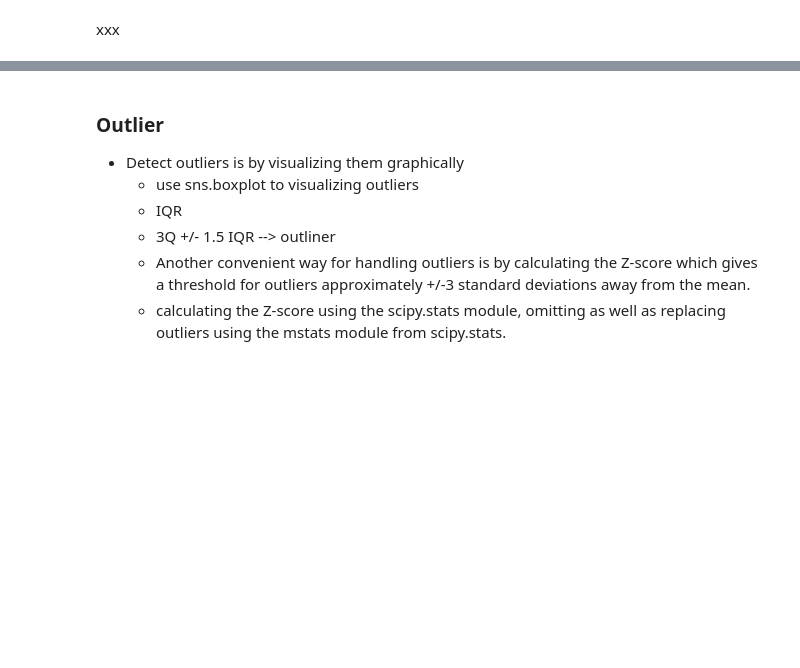
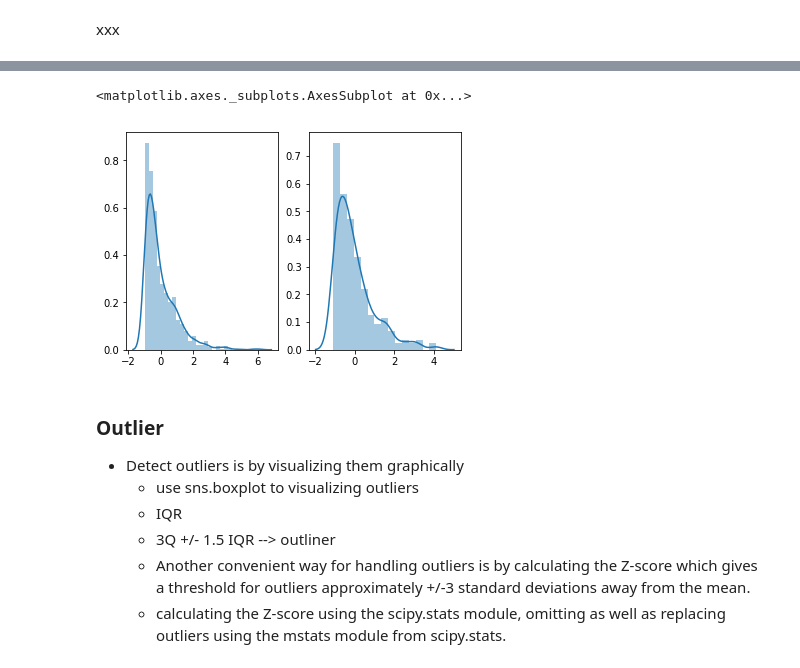
Before and after one commit to cyuancheng/Machine_Learning_Practice, a Jupyter notebook: ML_interview.ipynb, the cells around one changed output, grey strips where cells are left out. Saved outputs shown, nothing was run; the diff lists cells and outputs as text; code cells hidden in the pictures; blank space fills up the shorter version.

```diff
--- a/ML_interview.ipynb
+++ b/ML_interview.ipynb
@@ -120,3 +122,16 @@ sns.distplot(test_data, ax=ax[1])
+# %%
+# after standardization
+from sklearn.preprocessing import StandardScaler
+scaler = StandardScaler()
+x_train_sc = scaler.fit_transform(train.reshape(-1, 1))
+x_test_sc = scaler.fit_transform(test.reshape(-1, 1))
+
+fig, ax=plt.subplots(1,2)
+sns.distplot(x_train_sc, ax=ax[0])
+sns.distplot(x_test_sc, ax=ax[1])
+# %% [output]
+<matplotlib.axes._subplots.AxesSubplot at 0x...>
+[figure, added]
 # %%
 # Subset loan_data
 cr_yrs = loan_data['Years of Credit History']
```
Also changed, not shown: parts of 3 cells of this notebook.
